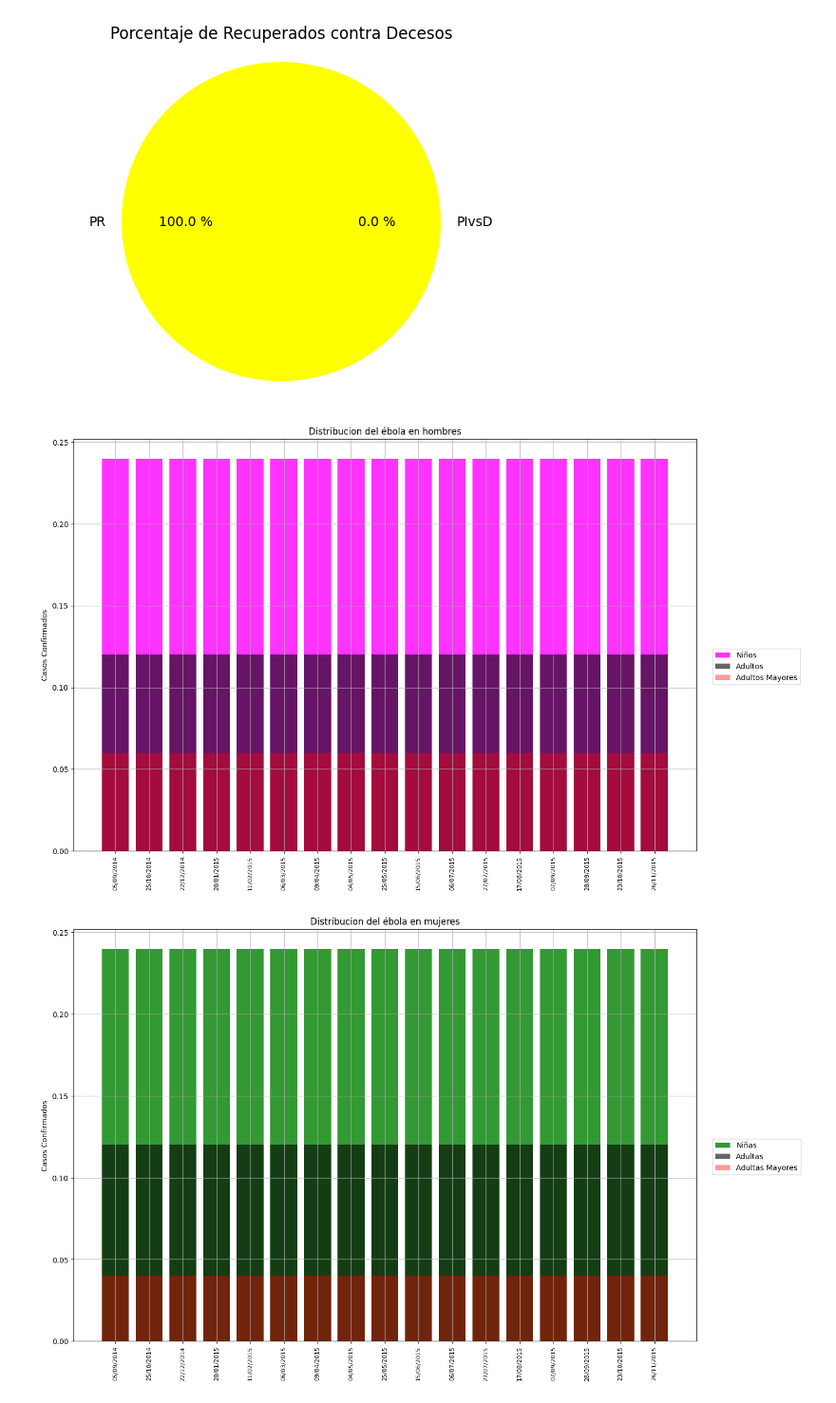
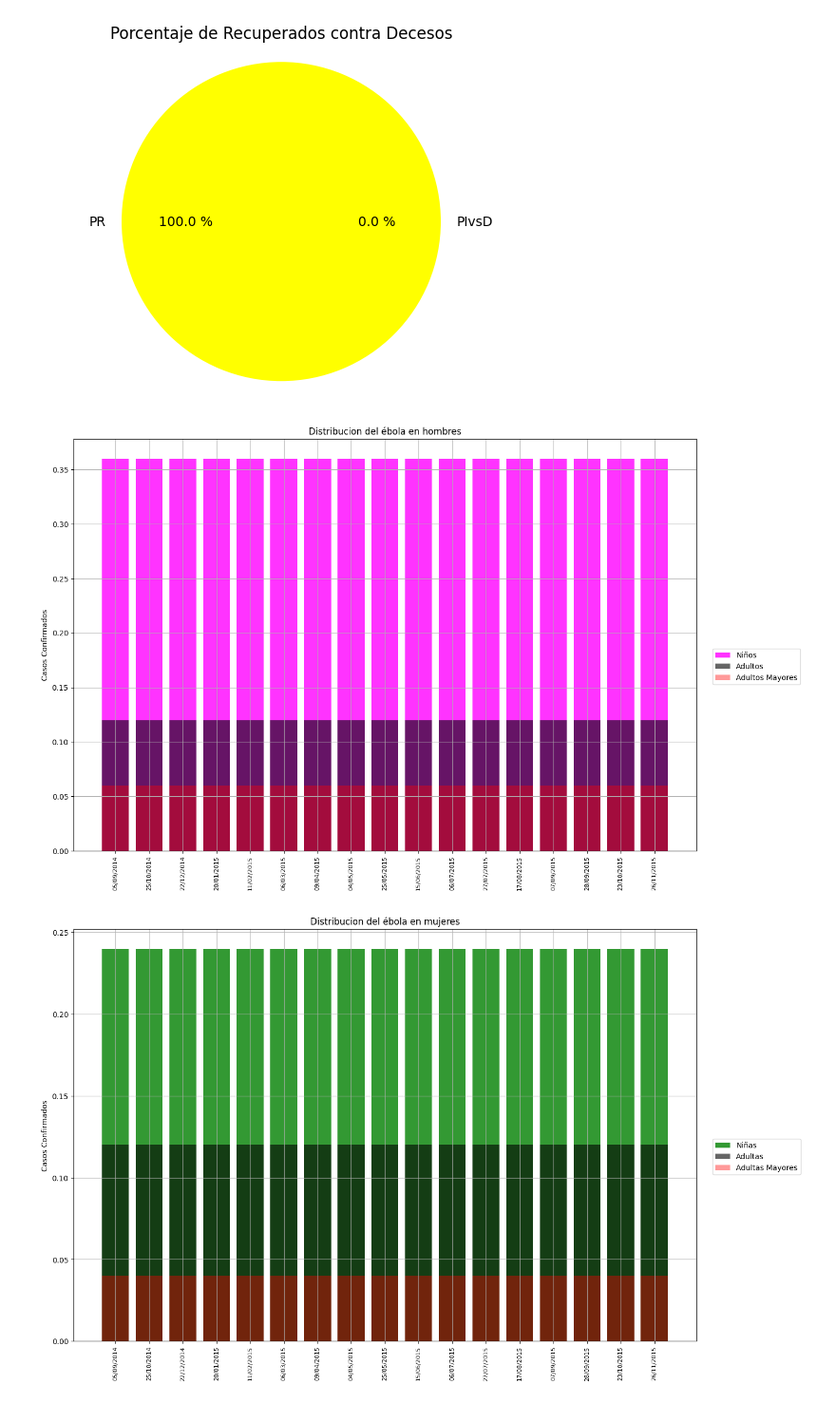
Before and after one commit to Soyluisflores/Clase5, a Jupyter notebook: Proyecto_2.ipynb, the cells around one changed output. Shown at 95% size. Drawn from its saved outputs; the diff is of its cells as text; code cells hidden in the pictures.

```diff
--- a/Proyecto_2.ipynb
+++ b/Proyecto_2.ipynb
@@ -294,22 +295,22 @@ plt.show()
 # %%
 #Gráficamos en un Histograma la Distribución del ébola en Hombres
 B=SL['Boys'][0:-1:15]
 AM=SL['Adult Male'][0:-1:15]
 OF=SL['Old Male'][0:-1:15]
 Dates=SL.index[0:-1:15]
 fig=plt.figure(figsize=(15,10))
-plt.bar(Dates,AF,color='magenta',alpha=0.8,label='Niños')
+plt.bar(Dates,AM,color='magenta',alpha=0.8,label='Niños')
 plt.bar(Dates,G,color='black',alpha=0.6,label='Adultos')
 plt.bar(Dates,OF,color='red',alpha=0.4,label='Adultos Mayores')
 plt.grid()
 plt.title('Distribucion del ébola en hombres')
 plt.ylabel('Casos Confirmados')
 plt.xticks(rotation=90,fontsize=8)
 plt.legend(loc='upper left',bbox_to_anchor=(1.02,0.5))
 plt.savefig('Gráfica Ébola Hombres.png',dpi=300,format='png')
 plt.show()
 # %% [output]
-[figure, old version]
+[figure, new version]
 # %%
 #Gráficamos en un Histograma la Distribución del ébola en Mujeres
 G=SL['Girls'][0:-1:15]
```
Also changed, not shown: parts of 17 cells of this notebook.
